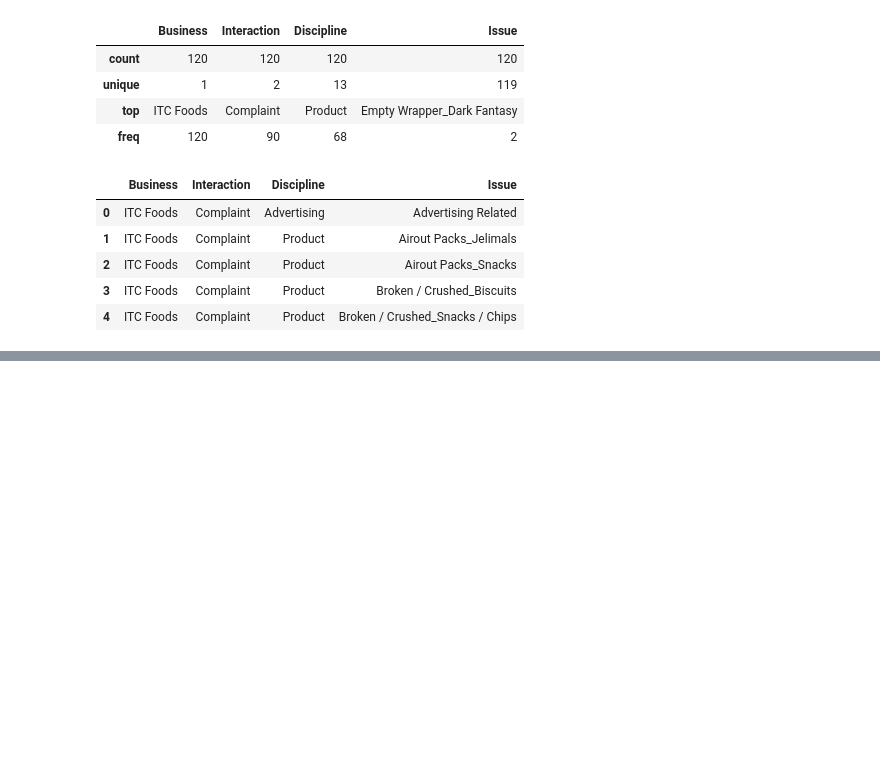
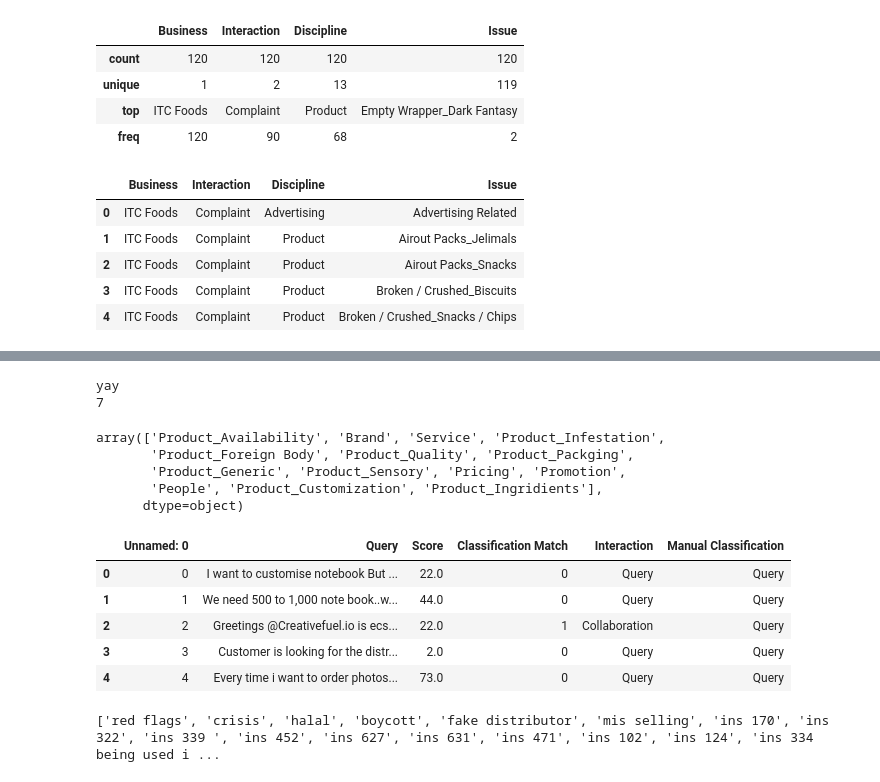
Before and after one commit to shadykid47/Openai, a Jupyter notebook: Rough.ipynb, the cells around one changed output, grey strips where cells are left out. Cells and saved outputs as stored; diff of their text form; code cells hidden in the pictures; blank space fills up the shorter version.

```diff
--- a/Rough.ipynb
+++ b/Rough.ipynb
@@ -94,0 +172,34 @@ df.head()
+# %%
+issue = 'Unavailability / Shortage'
+IssueScore = 0
+for col in KeyWords.columns:
+    # print(col)
+    for i in issue.split('/'):
+        # print(i)
+        if i.strip().lower() in [x.lower() for x in KeyWords[col].dropna().to_list()]:
+            IssueScore = col
+            print('yay')
+            print(col)
+# %% [output]
+yay
+7
+# %%
+filepath = 'TrainingBase.csv'
+df = pd.read_csv(filepath)
+df['Discipline_'].unique()
+# %% [output]
+array(['Product_Availability', 'Brand', 'Service', 'Product_Infestation',
+       'Product_Foreign Body', 'Product_Quality', 'Product_Packging',
+       'Product_Generic', 'Product_Sensory', 'Pricing', 'Promotion',
+       'People', 'Product_Customization', 'Product_Ingridients'],
+      dtype=object)
+# %%
+VisData = pd.read_csv('VisData.csv')
+VisData.head()
+# %% [output]
+|  | Unnamed: 0 | Query | Score | Classification Match | Interaction | Manual Classification |
+| 0 | 0 | I want to customise notebook But ... | 22.0 | 0 | Query | Query |
+| 1 | 1 | We need 500 to 1,000 note book..w... | 44.0 | 0 | Query | Query |
+| 2 | 2 | Greetings @Creativefuel.io is ecs... | 22.0 | 1 | Collaboration | Query |
+| 3 | 3 | Customer is looking for the distr... | 2.0 | 0 | Query | Query |
+| 4 | 4 | Every time i want to order photos... | 73.0 | 0 | Query | Query |
@@ -94,0 +257,4 @@ df.head()
+# %%
+print([x.lower() for x in KeyWords[col].dropna().to_list()])
+# %% [output]
+['red flags', 'crisis', 'halal', 'boycott', 'fake distributor', 'mis selling', 'ins 170', 'ins 322', 'ins 339 ', 'ins 452', 'ins 627', 'ins 631', 'ins 471', 'ins 102', 'ins 124', 'ins 334 being used i ...
```
Also changed, not shown: parts of 9 cells of this notebook, 13 other files.
